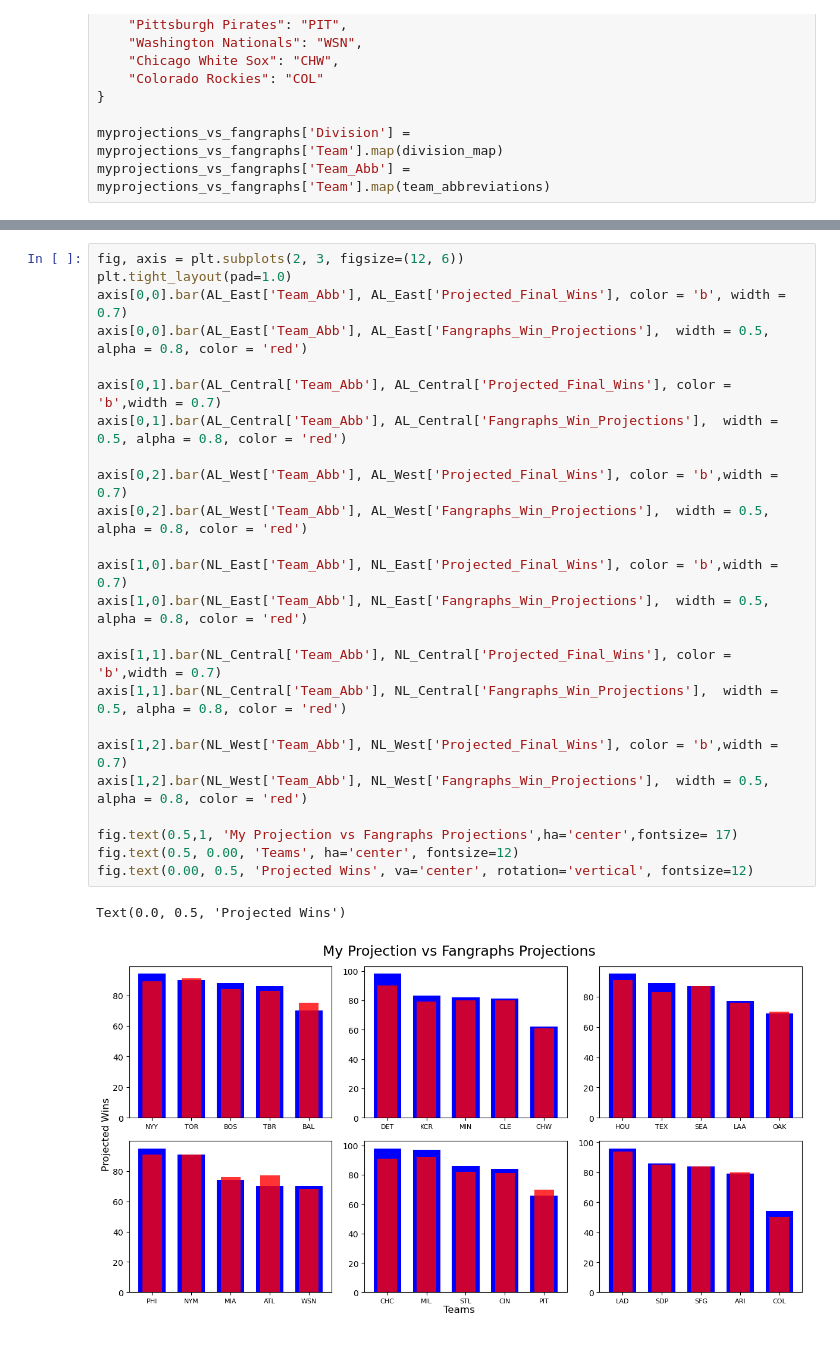
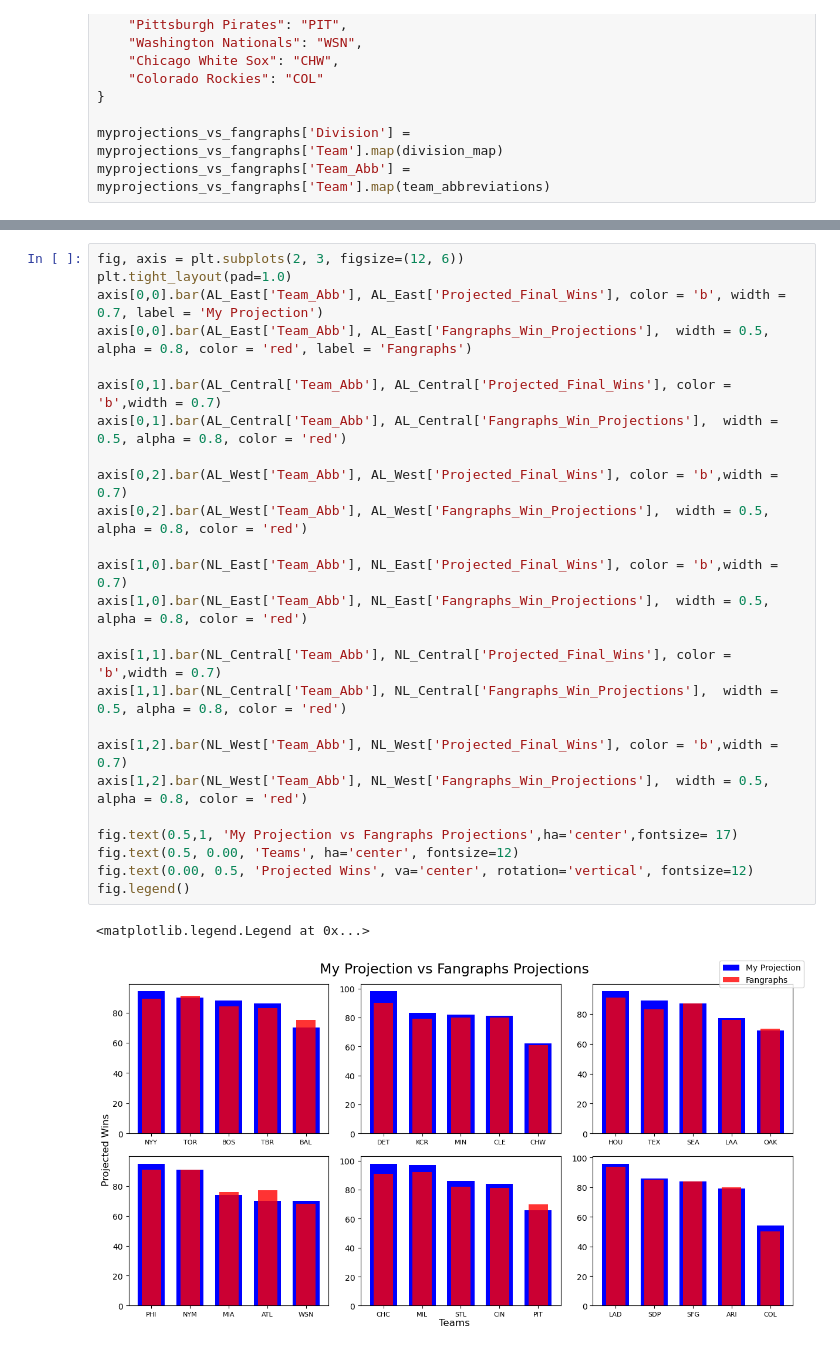
Before and after one commit to PranayaKShrestha/Predicting2025MLBStandingsML, a Jupyter notebook: Predicting_mlb_standings_2025.ipynb, the cells around one changed output, grey strips where cells are left out. Saved outputs shown, nothing was run; the diff lists cells and outputs as text.

```diff
--- a/Predicting_mlb_standings_2025.ipynb
+++ b/Predicting_mlb_standings_2025.ipynb
@@ -309,27 +309,28 @@ NL_West = myprojections_vs_fangraphs[myprojections_vs_fangraphs['Division'] == '
 # %%
 fig, axis = plt.subplots(2, 3, figsize=(12, 6))
 plt.tight_layout(pad=1.0)
-axis[0,0].bar(AL_East['Team_Abb'], AL_East['Projected_Final_Wins'], color = 'b', width = 0.7)
-axis[0,0].bar(AL_East['Team_Abb'], AL_East['Fangraphs_Win_Projections'],  width = 0.5, alpha = 0.8, color = 'red')
+axis[0,0].bar(AL_East['Team_Abb'], AL_East['Projected_Final_Wins'], color = 'b', width = 0.7, label = 'My Projection')
+axis[0,0].bar(AL_East['Team_Abb'], AL_East['Fangraphs_Win_Projections'],  width = 0.5, alpha = 0.8, color = 'red', label = 'Fangraphs')
 
 axis[0,1].bar(AL_Central['Team_Abb'], AL_Central['Projected_Final_Wins'], color = 'b',width = 0.7)
 axis[0,1].bar(AL_Central['Team_Abb'], AL_Central['Fangraphs_Win_Projections'],  width = 0.5, alpha = 0.8, color = 'red')
 
 axis[0,2].bar(AL_West['Team_Abb'], AL_West['Projected_Final_Wins'], color = 'b',width = 0.7)
 axis[0,2].bar(AL_West['Team_Abb'], AL_West['Fangraphs_Win_Projections'],  width = 0.5, alpha = 0.8, color = 'red')
 
 axis[1,0].bar(NL_East['Team_Abb'], NL_East['Projected_Final_Wins'], color = 'b',width = 0.7)
 axis[1,0].bar(NL_East['Team_Abb'], NL_East['Fangraphs_Win_Projections'],  width = 0.5, alpha = 0.8, color = 'red')
 
 axis[1,1].bar(NL_Central['Team_Abb'], NL_Central['Projected_Final_Wins'], color = 'b',width = 0.7)
 axis[1,1].bar(NL_Central['Team_Abb'], NL_Central['Fangraphs_Win_Projections'],  width = 0.5, alpha = 0.8, color = 'red')
 
 axis[1,2].bar(NL_West['Team_Abb'], NL_West['Projected_Final_Wins'], color = 'b',width = 0.7)
 axis[1,2].bar(NL_West['Team_Abb'], NL_West['Fangraphs_Win_Projections'],  width = 0.5, alpha = 0.8, color = 'red')
 
 fig.text(0.5,1, 'My Projection vs Fangraphs Projections',ha='center',fontsize= 17)
 fig.text(0.5, 0.00, 'Teams', ha='center', fontsize=12)
 fig.text(0.00, 0.5, 'Projected Wins', va='center', rotation='vertical', fontsize=12)
+fig.legend()
 # %% [output]
-Text(0.0, 0.5, 'Projected Wins')
+<matplotlib.legend.Legend at 0x...>
-[figure, old version]
+[figure, new version]
```
